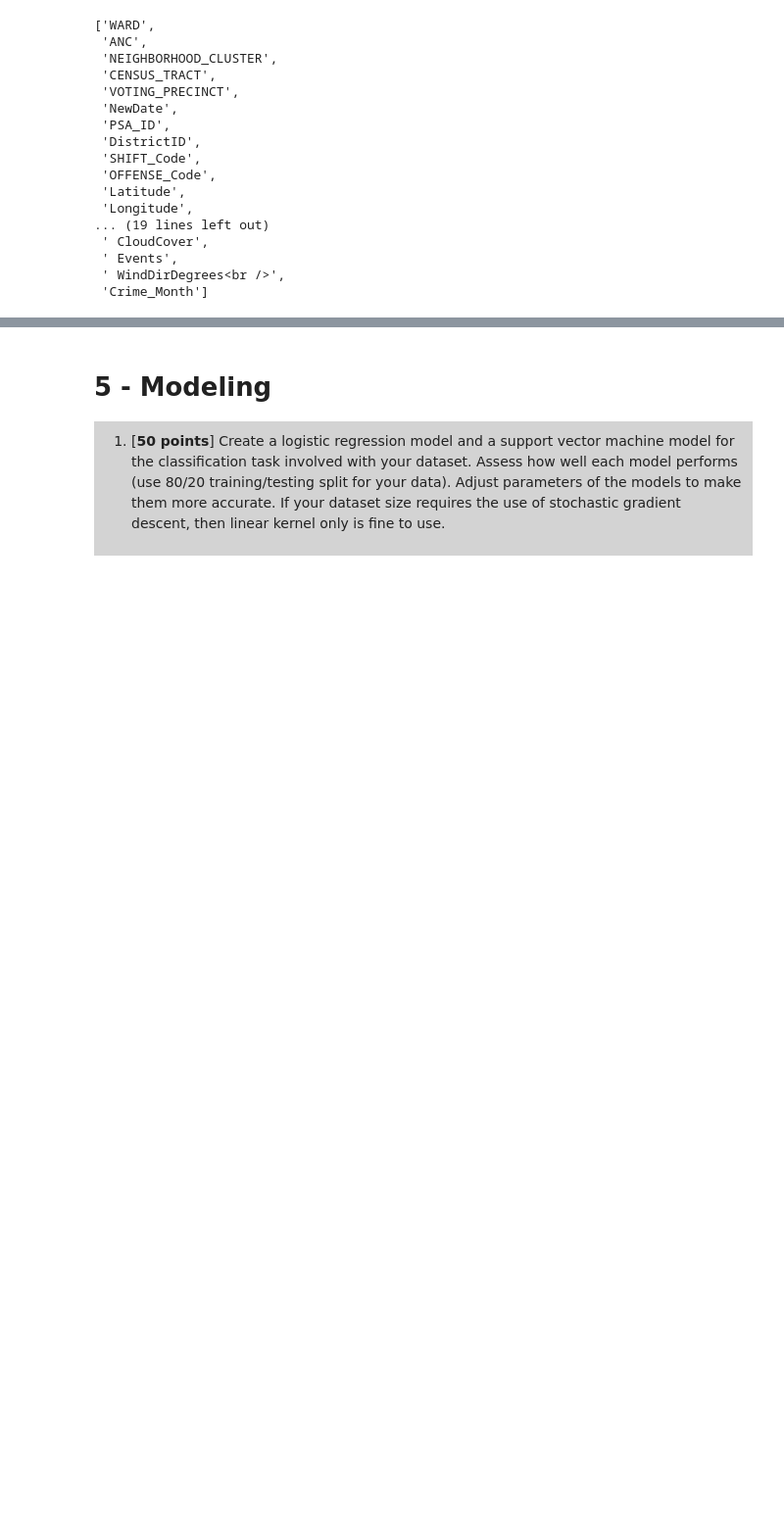
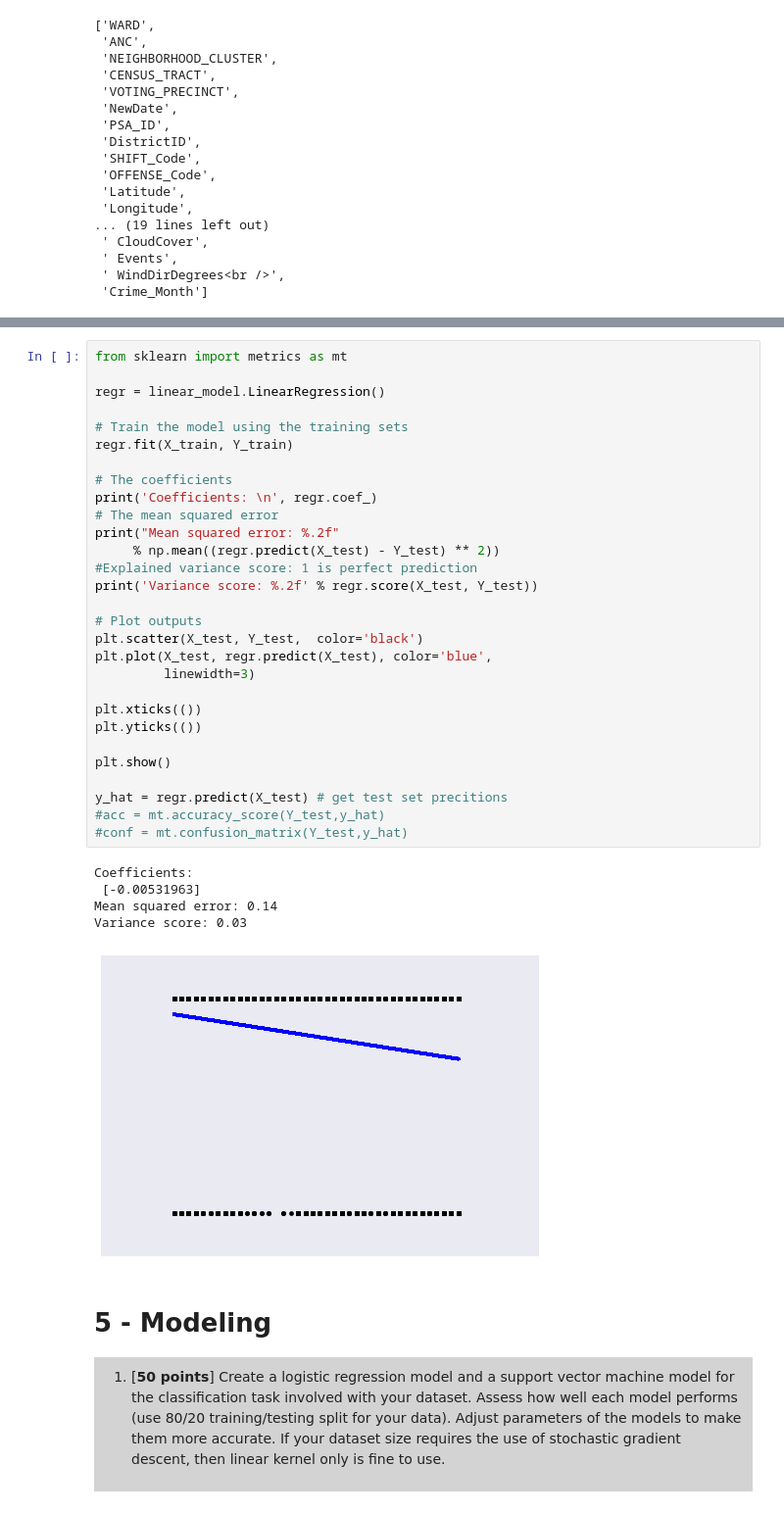
Before and after one commit to elkinst65/MSDS7331_MiniLab_DC, a Jupyter notebook: MSDS7331 DC Crime 2015 MiniLabMaster.ipynb, the cells around one changed output, grey strips where cells are left out. Shown at 98% size. Cells and saved outputs as stored; diff of their text form; blank space fills up the shorter version.

```diff
--- a/MSDS7331 DC Crime 2015 MiniLabMaster.ipynb
+++ b/MSDS7331 DC Crime 2015 MiniLabMaster.ipynb
@@ -2616,3 +2719,38 @@ list(dc)
+# %%
+from sklearn import metrics as mt
+
+regr = linear_model.LinearRegression()
+
+# Train the model using the training sets
+regr.fit(X_train, Y_train)
+
+# The coefficients
+print('Coefficients: \n', regr.coef_)
+# The mean squared error
+print("Mean squared error: %.2f"
+     % np.mean((regr.predict(X_test) - Y_test) ** 2))
+#Explained variance score: 1 is perfect prediction
+print('Variance score: %.2f' % regr.score(X_test, Y_test))
+
+# Plot outputs
+plt.scatter(X_test, Y_test,  color='black')
+plt.plot(X_test, regr.predict(X_test), color='blue',
+         linewidth=3)
+
+plt.xticks(())
+plt.yticks(())
+
+plt.show()
+
+y_hat = regr.predict(X_test) # get test set precitions
+#acc = mt.accuracy_score(Y_test,y_hat)
+#conf = mt.confusion_matrix(Y_test,y_hat)
+# %% [output]
+Coefficients:
+ [-0.00531963]
+Mean squared error: 0.14
+Variance score: 0.03
+[figure, added]
 # %% [markdown]
 # 5 - Modeling
 
```
Also changed, not shown: parts of 9 cells of this notebook.
